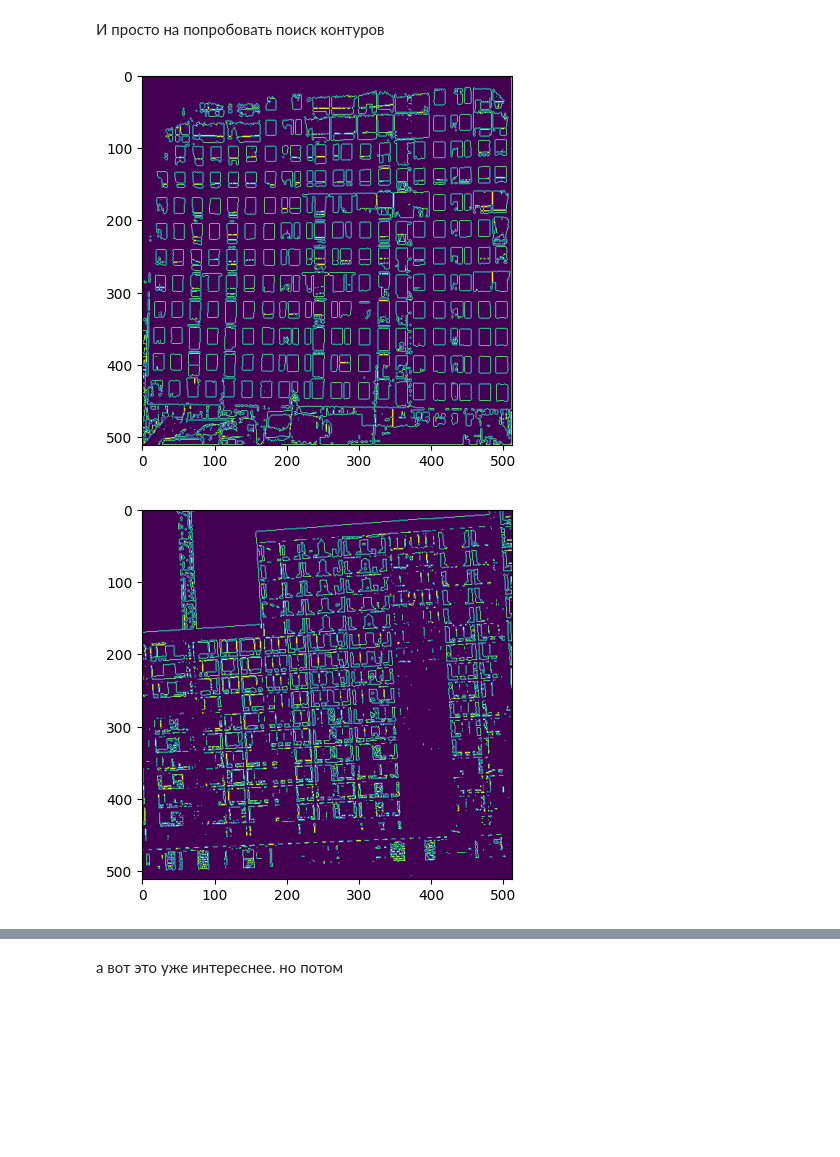
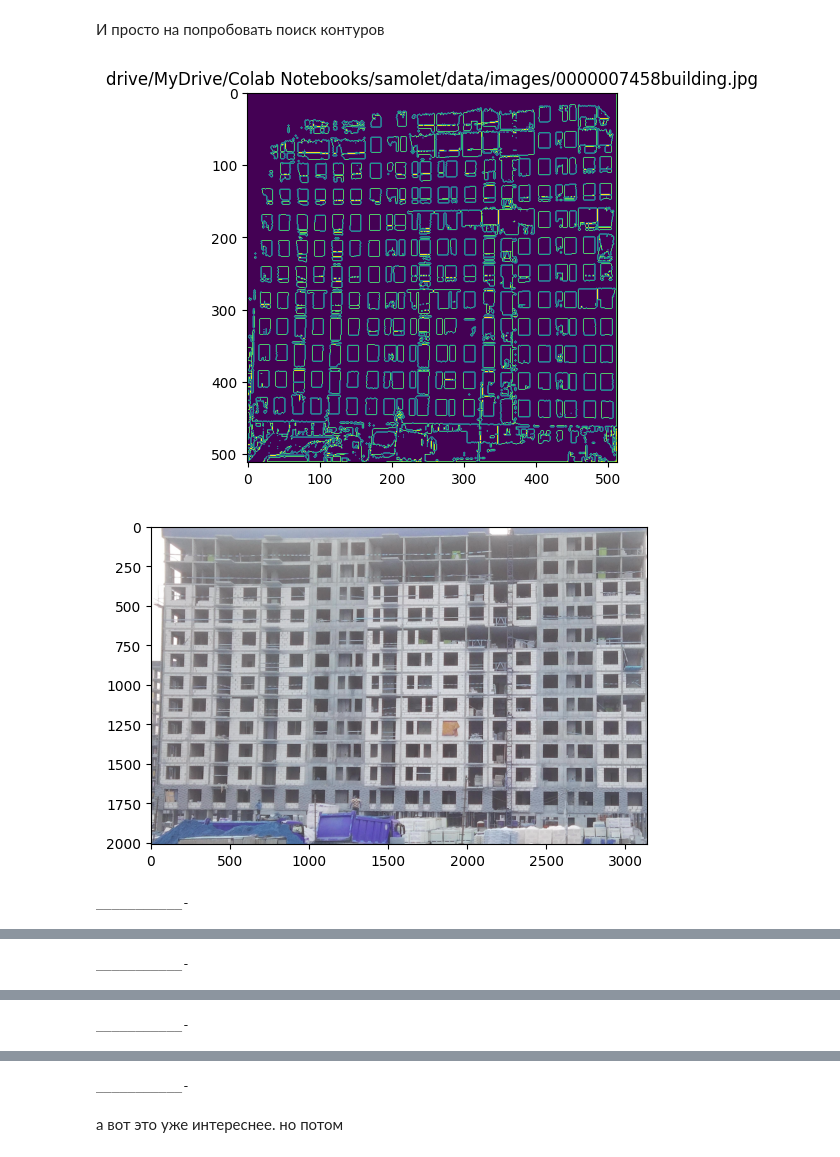
Before and after one commit to fedor-konovalenko/YPTeam_samolet, a Jupyter notebook: buildings.ipynb, the cells around one changed output, grey strips where cells are left out. Drawn from its saved outputs; the diff is of its cells as text; code cells hidden in the pictures; blank space fills up the shorter version.

```diff
--- a/buildings.ipynb
+++ b/buildings.ipynb
@@ -306,15 +311,20 @@ def preprocessing(path):
   contours, hierarchy = cv2.findContours(thresh, cv2.RETR_TREE, cv2.CHAIN_APPROX_SIMPLE)
   img_contours = np.uint8(np.zeros((img.shape[0],img.shape[1])))
   cont = cv2.drawContours(img_contours, contours, -1, (255,255,255), 1)
-  return torch.tensor(cont, dtype=torch.float32), cont
+  return torch.tensor(cont, dtype=torch.float32), cont, img_in
 # %%
 path_list = []
 for i in [42, 14, 88, 69]:
   path_list.append('drive/MyDrive/Colab Notebooks/samolet/data/images/' + descr['file'][i])
 # %%
 for p in path_list:
+  plt.title(p)
   plt.imshow(preprocessing(p)[1])
   plt.show()
+  plt.imshow(preprocessing(p)[2])
+  plt.show()
+  print('___________-')
 # %% [output]
-[figure, old version]
+[figure, new version]
-[figure, old version]
+[figure, new version]
+___________-
@@ -322,0 +333 @@ for p in path_list:
+___________-
@@ -322,0 +336 @@ for p in path_list:
+___________-
@@ -323,2 +339,3 @@ for p in path_list:
+___________-
 # %% [markdown]
 а вот это уже интереснее. но потом
```
Also changed, not shown: parts of 6 cells of this notebook.
